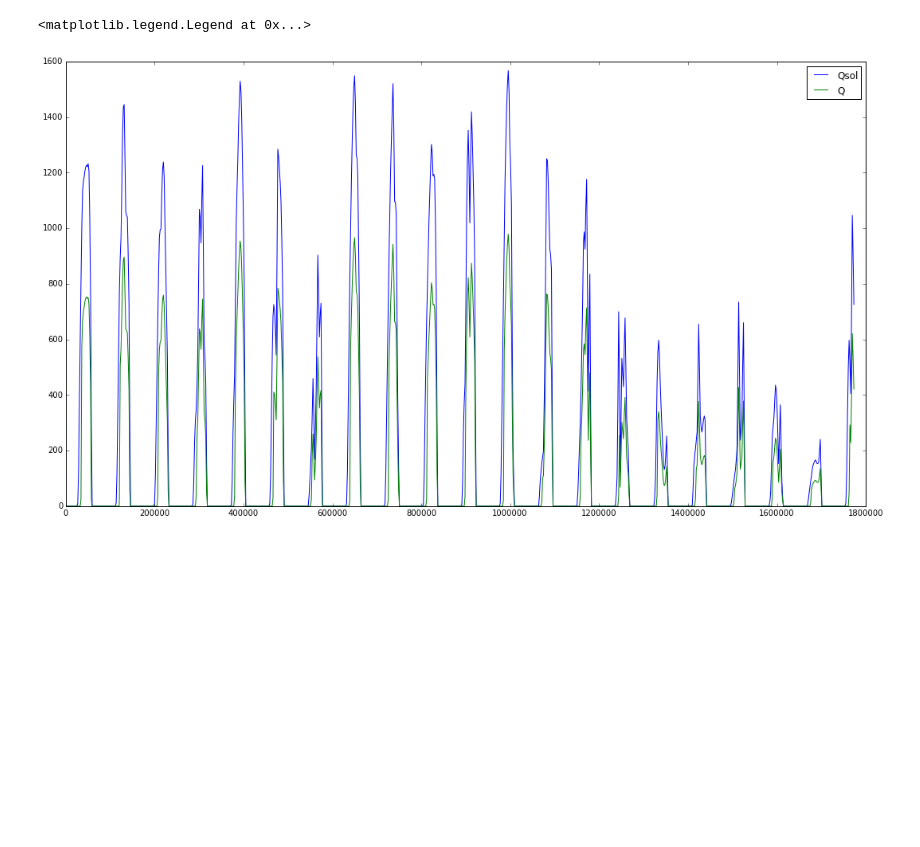
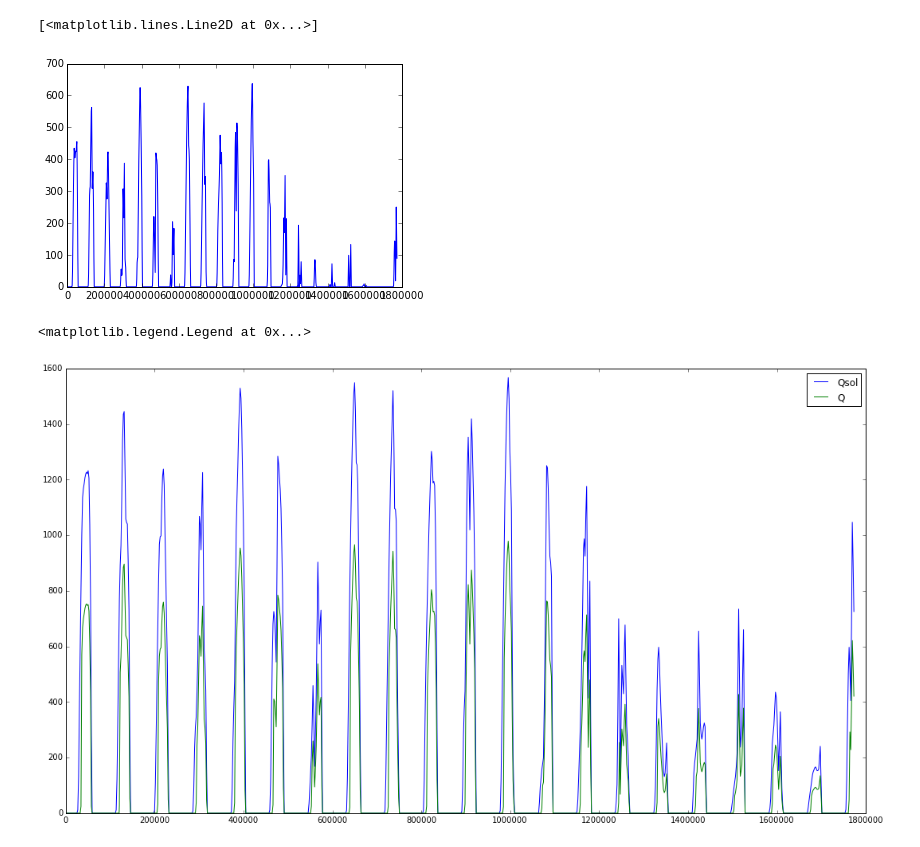
Before and after one commit to arnoutaertgeerts/DeSchipjes, a Jupyter notebook: Notebooks/Solar collector performance map.ipynb, the cells around one changed output. Cells and saved outputs as stored; diff of their text form; code cells hidden in the pictures; blank space fills up the shorter version.

```diff
--- a/Notebooks/Solar collector performance map.ipynb
+++ b/Notebooks/Solar collector performance map.ipynb
@@ -10,6 +12,12 @@ Tin = data['temperature'].values()
 mIn = data['massflow'].values()
 Qsol = (data['solCol.solGai.HDirTil'].values() + data['solCol.solGai.HSkyDifTil'].values() + data['solCol.solGai.HGroDifTil'].values())* data['solCol.solGai.A_c'].values()[0]
 Q = data['solCol.heaGai[1].Q_flow'].values() * data['solCol.nSeg'].values()[0]
+# %%
+n = 2000
+plt.plot(Time[0:n], data['solCol.solGai.HDirTil'].values()[0:n])
+# %% [output]
+[<matplotlib.lines.Line2D at 0x...>]
+[figure, added]
 # %%
 plt.figure(figsize=(18,10))
 n = 2000
```
Also changed, not shown: parts of 1 cell of this notebook.
